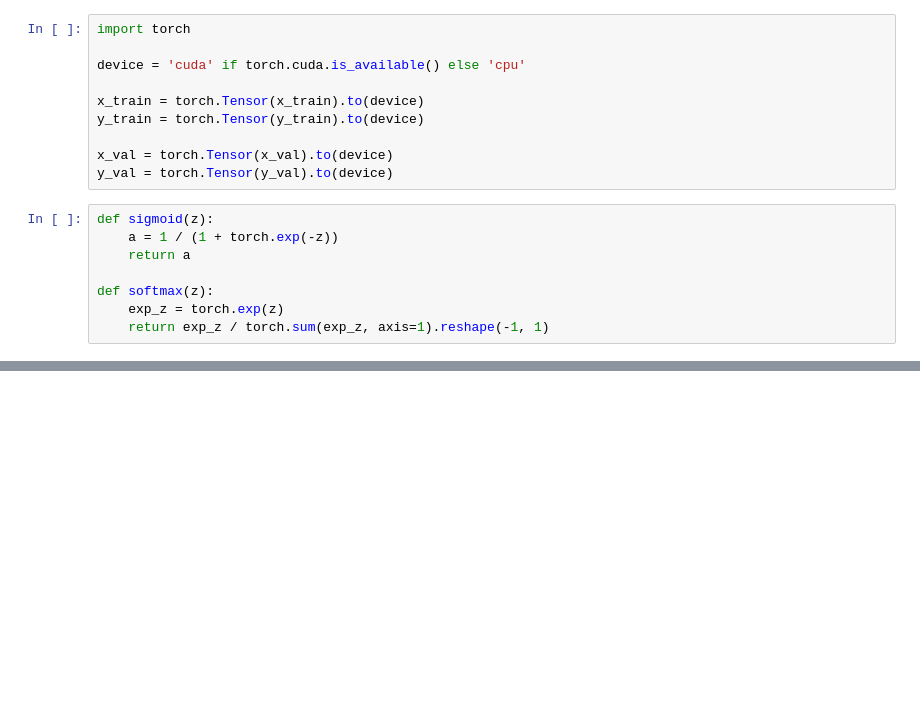
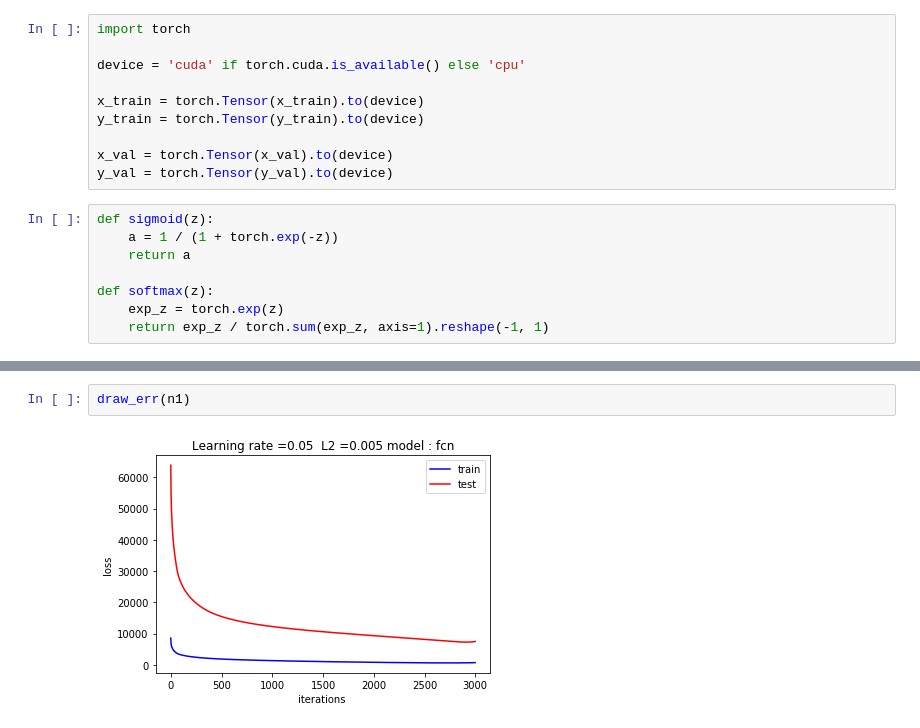
Before and after one commit to YoungsooNa/ML, a Jupyter notebook: Assignment_10/Assignment10.ipynb, the cells around one changed output, grey strips where cells are left out. Saved outputs shown, nothing was run; the diff lists cells and outputs as text; blank space fills up the shorter version.

```diff
--- a/Assignment_10/Assignment10.ipynb
+++ b/Assignment_10/Assignment10.ipynb
@@ -289,0 +262,4 @@ KeyboardInterrupt:
+# %%
+draw_err(n1)
+# %% [output]
+[figure, added]
```
Also changed, not shown: parts of 9 cells of this notebook.
